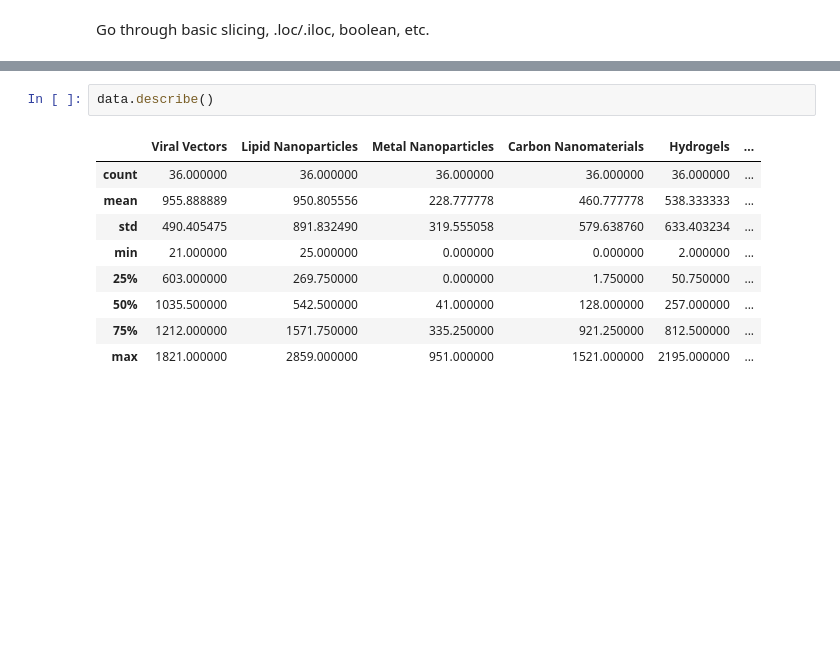
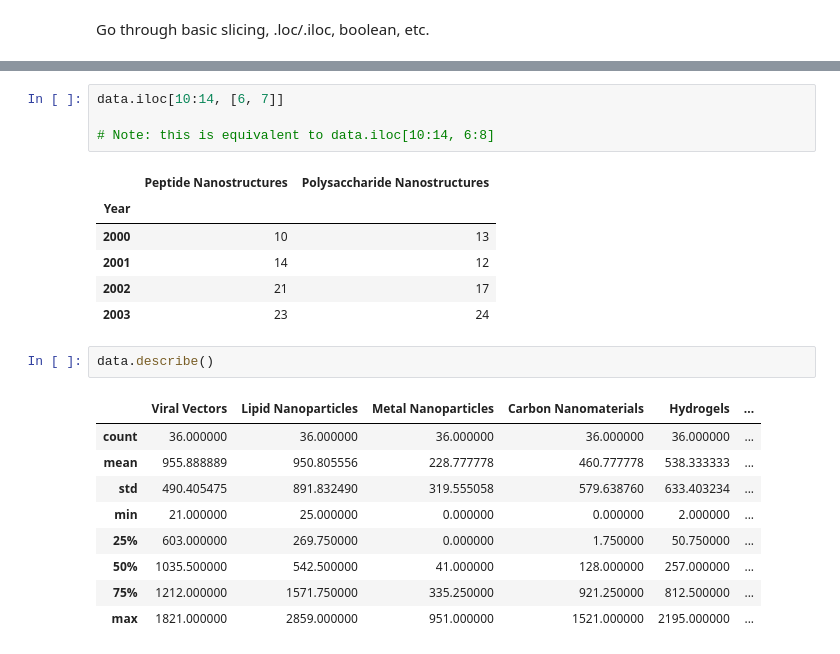
Before and after one commit to jkantorow/nucommlab-datavis-workshop, a Jupyter notebook: day-3/importing_data_with_pandas.ipynb, the cells around one changed output, grey strips where cells are left out. Drawn from its saved outputs; the diff is of its cells as text; blank space fills up the shorter version.

```diff
--- a/day-3/importing_data_with_pandas.ipynb
+++ b/day-3/importing_data_with_pandas.ipynb
@@ -83,3 +206,14 @@ Discuss how to use pandas/seaborn for auto stats
+# %%
+data.iloc[10:14, [6, 7]]
+
+# Note: this is equivalent to data.iloc[10:14, 6:8]
+# %% [output]
+|  | Peptide Nanostructures | Polysaccharide Nanostructures |
+| Year |  |  |
+| 2000 | 10 | 13 |
+| 2001 | 14 | 12 |
+| 2002 | 21 | 17 |
+| 2003 | 23 | 24 |
 # %%
 data.describe()
 # %% [output]
```
Also changed, not shown: parts of 23 cells of this notebook.
